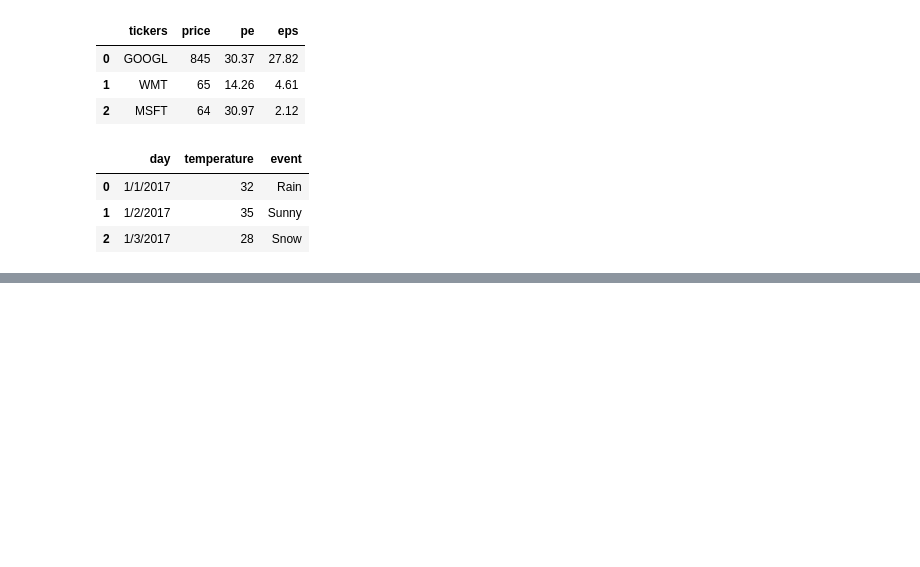
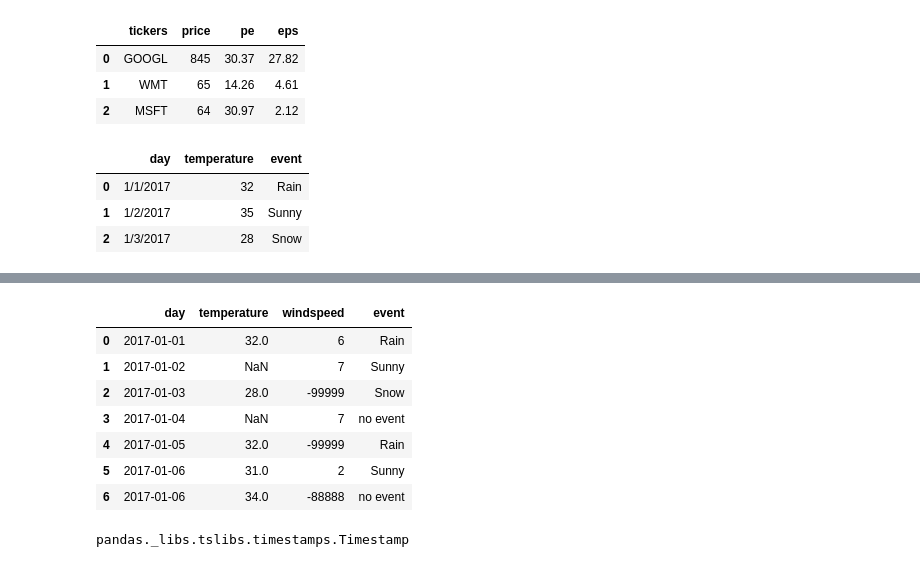
Before and after one commit to azeem932356/Numpy-Pandas-OpenCV-DataVisualization-DataScraping, a Jupyter notebook: Pandas/Pandas.ipynb, the cells around one changed output, grey strips where cells are left out. Saved outputs shown, nothing was run; the diff lists cells and outputs as text; code cells hidden in the pictures; blank space fills up the shorter version.

```diff
--- a/Pandas/Pandas.ipynb
+++ b/Pandas/Pandas.ipynb
@@ -645,0 +663,18 @@ files.download("stocks_weather.xlsx")
+# %%
+#converting day column dates to dates
+
+df_weather1= pd.read_csv("weather_data.csv", parse_dates=["day"])
+df_weather1
+# %% [output]
+|  | day | temperature | windspeed | event |
+| 0 | 2017-01-01 | 32.0 | 6 | Rain |
+| 1 | 2017-01-02 | NaN | 7 | Sunny |
+| 2 | 2017-01-03 | 28.0 | -99999 | Snow |
+| 3 | 2017-01-04 | NaN | 7 | no event |
+| 4 | 2017-01-05 | 32.0 | -99999 | Rain |
+| 5 | 2017-01-06 | 31.0 | 2 | Sunny |
+| 6 | 2017-01-06 | 34.0 | -88888 | no event |
+# %%
+type(df_weather1.day[0]) # we will get timestamp
+# %% [output]
+pandas._libs.tslibs.timestamps.Timestamp
```
Also changed, not shown: parts of 4 cells of this notebook.
